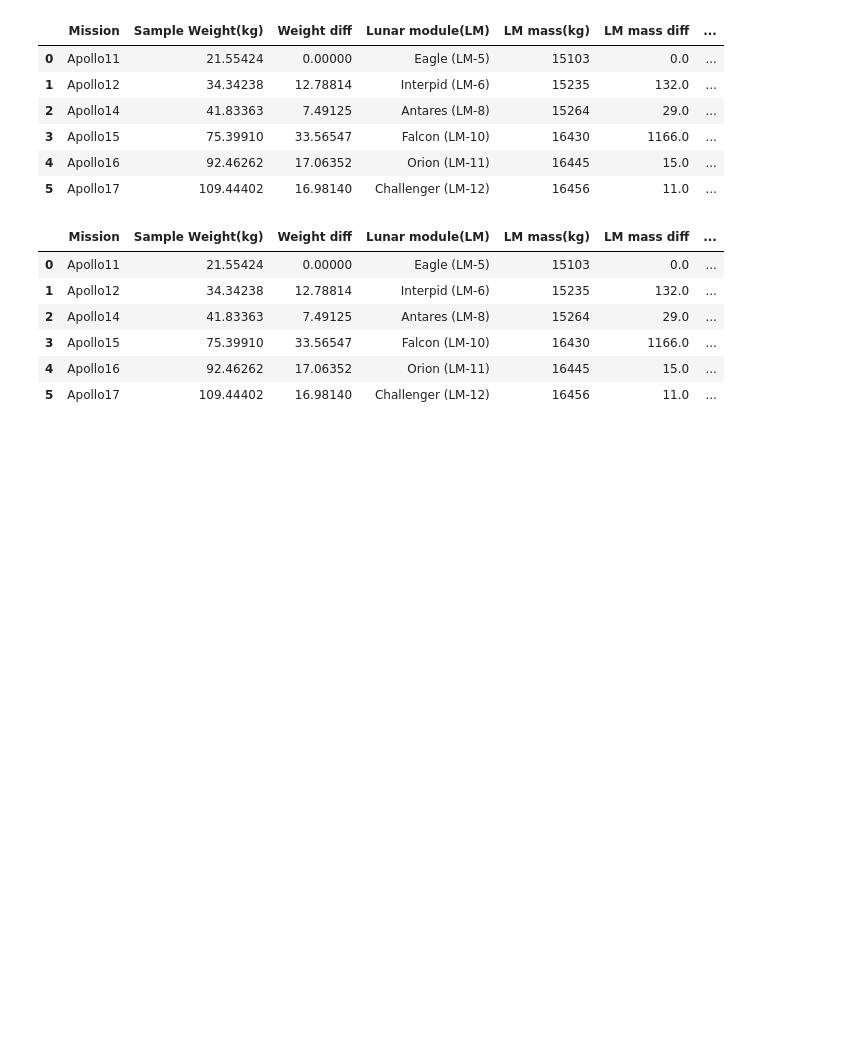
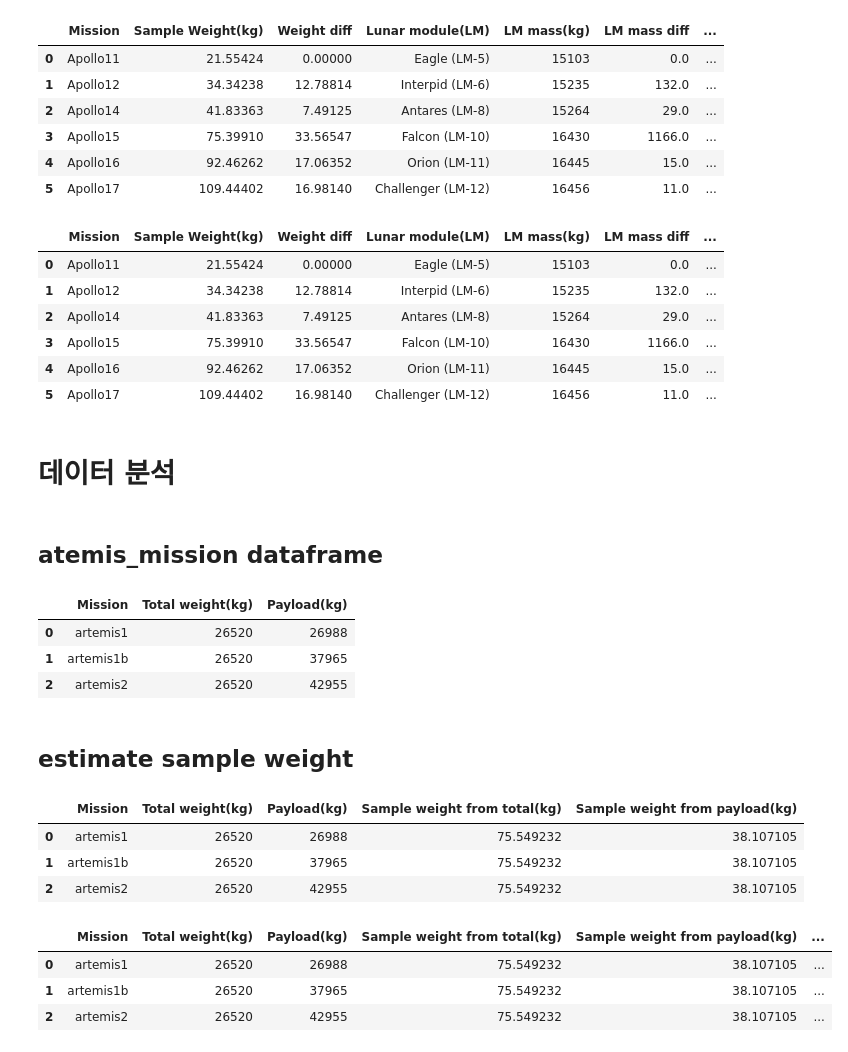
Before and after one commit to JK-remi/github_codespace_demo, a Jupyter notebook: notebooks/Daltamsa/Daltamsa_excersize.ipynb, the cells around one changed output. Cells and saved outputs as stored; diff of their text form; code cells hidden in the pictures; blank space fills up the shorter version.

Commit message:
update 데이터 분석     make artemis_mission dataframe by dictionary     calculate average ratio     estimate sample weight at artemis

```diff
--- a/notebooks/Daltamsa/Daltamsa_excersize.ipynb
+++ b/notebooks/Daltamsa/Daltamsa_excersize.ipynb
@@ -326,0 +325,45 @@ missions
+# %% [markdown]
+# 데이터 분석
+# %% [markdown]
+## atemis_mission dataframe
+# %%
+artemis_crewdArea = 26520
+
+# input at dictionary
+artemis_dic = {'Mission':['artemis1', 'artemis1b', 'artemis2'],
+                'Total weight(kg)':[artemis_crewdArea, artemis_crewdArea, artemis_crewdArea],
+                'Payload(kg)':[26988, 37965, 42955]}
+# make dataframe by dictionary
+artemis_mission = pd.DataFrame(artemis_dic)
+artemis_mission
+# %% [output]
+|  | Mission | Total weight(kg) | Payload(kg) |
+| 0 | artemis1 | 26520 | 26988 |
+| 1 | artemis1b | 26520 | 37965 |
+| 2 | artemis2 | 26520 | 42955 |
+# %% [markdown]
+## estimate sample weight
+# %%
+# calculate average each ratio
+crewedArea_payload_ratio = missions['Crewd area : Payload'].mean()
+sample_crewedArea_ratio = missions['Sample : Crewed area'].mean()
+sample_payload_ratio = missions['Sample : Payload'].mean()
+# %%
+# input expected sample weight
+artemis_mission['Sample weight from total(kg)'] = artemis_mission['Total weight(kg)'] * sample_crewedArea_ratio
+artemis_mission['Sample weight from payload(kg)'] = artemis_mission['Total weight(kg)'] * sample_payload_ratio
+artemis_mission
+# %% [output]
+|  | Mission | Total weight(kg) | Payload(kg) | Sample weight from total(kg) | Sample weight from payload(kg) |
+| 0 | artemis1 | 26520 | 26988 | 75.549232 | 38.107105 |
+| 1 | artemis1b | 26520 | 37965 | 75.549232 | 38.107105 |
+| 2 | artemis2 | 26520 | 42955 | 75.549232 | 38.107105 |
+# %%
+# input estimated sample weight
+artemis_mission['Estimated sample weight(kg)'] = (artemis_mission['Sample weight from payload(kg)'] + artemis_mission['Sample weight from total(kg)'])/2
+artemis_mission
+# %% [output]
+|  | Mission | Total weight(kg) | Payload(kg) | Sample weight from total(kg) | Sample weight from payload(kg) | ... |
+| 0 | artemis1 | 26520 | 26988 | 75.549232 | 38.107105 | ... |
+| 1 | artemis1b | 26520 | 37965 | 75.549232 | 38.107105 | ... |
+| 2 | artemis2 | 26520 | 42955 | 75.549232 | 38.107105 | ... |
```
Also changed, not shown: parts of 3 cells of this notebook.
